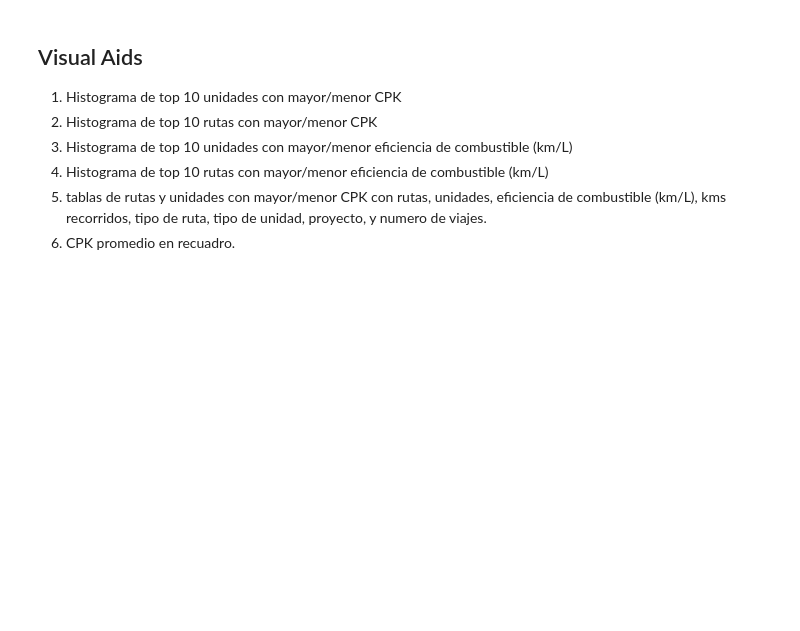
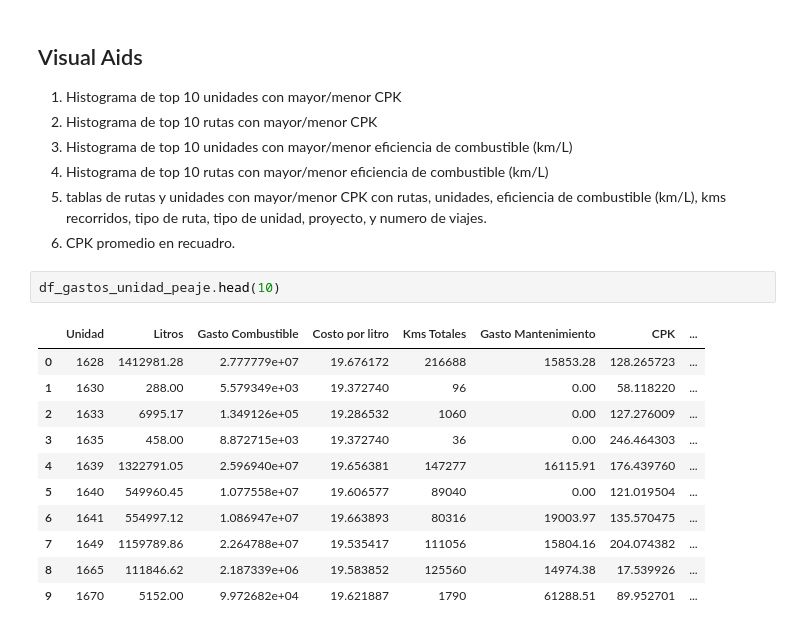
Before and after one commit to pomaremiliano/dashboard-datastorm, a Jupyter notebook: data/RecoleccionReto.ipynb, the cells around one changed output. Cells and saved outputs as stored; diff of their text form; blank space fills up the shorter version.

```diff
--- a/data/RecoleccionReto.ipynb
+++ b/data/RecoleccionReto.ipynb
@@ -1297,3 +1322,17 @@ Rango de CPK (sin negativos ni ceros): mínimo = 1.9619, máximo = 1091.9668, pr
 4. Histograma de top 10 rutas con mayor/menor eficiencia de combustible (km/L)
 5. tablas de rutas y unidades con mayor/menor CPK con rutas, unidades, eficiencia de combustible (km/L), kms recorridos, tipo de ruta, tipo de unidad, proyecto, y numero de viajes.
 6. CPK promedio en recuadro.
+# %%
+df_gastos_unidad_peaje.head(10)
+# %% [output]
+|  | Unidad | Litros | Gasto Combustible | Costo por litro | Kms Totales | Gasto Mantenimiento | CPK | ... |
+| 0 | 1628 | 1412981.28 | 2.777779e+07 | 19.676172 | 216688 | 15853.28 | 128.265723 | ... |
+| 1 | 1630 | 288.00 | 5.579349e+03 | 19.372740 | 96 | 0.00 | 58.118220 | ... |
+| 2 | 1633 | 6995.17 | 1.349126e+05 | 19.286532 | 1060 | 0.00 | 127.276009 | ... |
+| 3 | 1635 | 458.00 | 8.872715e+03 | 19.372740 | 36 | 0.00 | 246.464303 | ... |
+| 4 | 1639 | 1322791.05 | 2.596940e+07 | 19.656381 | 147277 | 16115.91 | 176.439760 | ... |
+| 5 | 1640 | 549960.45 | 1.077558e+07 | 19.606577 | 89040 | 0.00 | 121.019504 | ... |
+| 6 | 1641 | 554997.12 | 1.086947e+07 | 19.663893 | 80316 | 19003.97 | 135.570475 | ... |
+| 7 | 1649 | 1159789.86 | 2.264788e+07 | 19.535417 | 111056 | 15804.16 | 204.074382 | ... |
+| 8 | 1665 | 111846.62 | 2.187339e+06 | 19.583852 | 125560 | 14974.38 | 17.539926 | ... |
+| 9 | 1670 | 5152.00 | 9.972682e+04 | 19.621887 | 1790 | 61288.51 | 89.952701 | ... |
```
Also changed, not shown: parts of 4 cells of this notebook, 6 other files.
